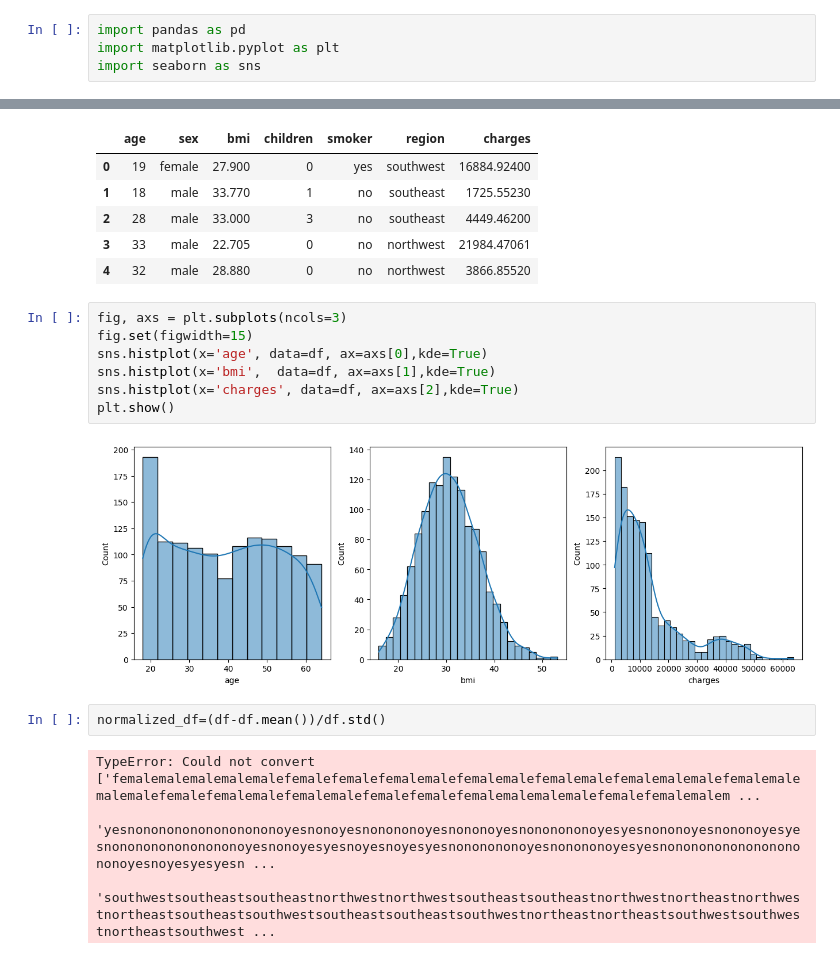
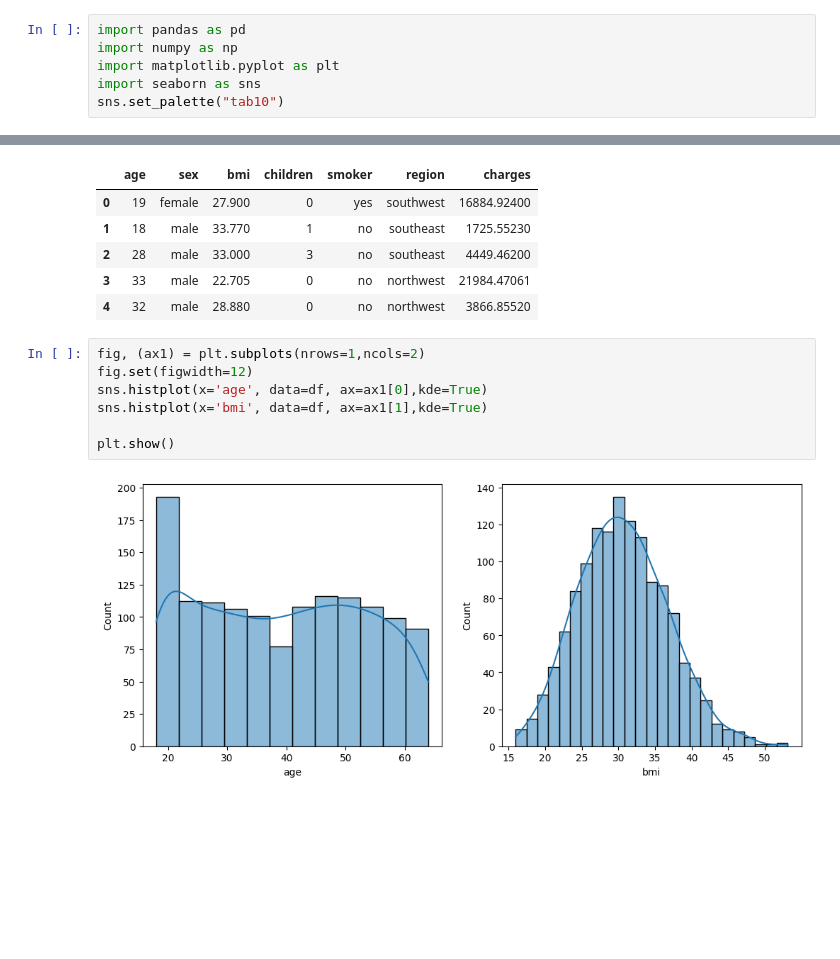
Before and after one commit to FaithKamaraju/Medical-Expenditure-Estimator, a Jupyter notebook: expenditure_data_analysis.ipynb, the cells around one changed output, grey strips where cells are left out. Cells and saved outputs as stored; diff of their text form; blank space fills up the shorter version.

Commit message:
got images

```diff
--- a/expenditure_data_analysis.ipynb
+++ b/expenditure_data_analysis.ipynb
@@ -1,7 +1,9 @@
 # %%
 import pandas as pd
+import numpy as np
 import matplotlib.pyplot as plt
 import seaborn as sns
+sns.set_palette("tab10")
 # %%
 df = pd.read_csv("expenses.csv")
 df.drop_duplicates(inplace=True)
@@ -55,17 +36,11 @@ df.head()
 | 3 | 33 | male | 22.705 | 0 | no | northwest | 21984.47061 |
 | 4 | 32 | male | 28.880 | 0 | no | northwest | 3866.85520 |
 # %%
-fig, axs = plt.subplots(ncols=3)
-fig.set(figwidth=15)
-sns.histplot(x='age', data=df, ax=axs[0],kde=True)
-sns.histplot(x='bmi',  data=df, ax=axs[1],kde=True)
-sns.histplot(x='charges', data=df, ax=axs[2],kde=True)
+fig, (ax1) = plt.subplots(nrows=1,ncols=2)
+fig.set(figwidth=12)
+sns.histplot(x='age', data=df, ax=ax1[0],kde=True)
+sns.histplot(x='bmi', data=df, ax=ax1[1],kde=True)
+
 plt.show()
 # %% [output]
-[figure, old version]
+[figure, new version]
-# %%
-normalized_df=(df-df.mean())/df.std()
-# %% [output]
-TypeError: Could not convert ['femalemalemalemalemalefemalefemalefemalemalefemalemalefemalemalefemalemalemalefemalemalemalemalefemalefemalemalefemalemalefemalefemalefemalemalemalemalefemalefemalemalem ...
- 'yesnonononononononononoyesnonoyesnonononoyesnononoyesnononononoyesyesnononoyesnononoyesyesnononononononononoyesnonoyesyesnoyesnoyesyesnononononoyesnonononoyesyesnononononononononononoyesnoyesyesyesn ...
- 'southwestsoutheastsoutheastnorthwestnorthwestsoutheastsoutheastnorthwestnortheastnorthwestnortheastsoutheastsouthwestsoutheastsoutheastsouthwestnortheastnortheastsouthwestsouthwestnortheastsouthwest ...
```
Also changed, not shown: parts of 12 cells of this notebook, 9 other files.
